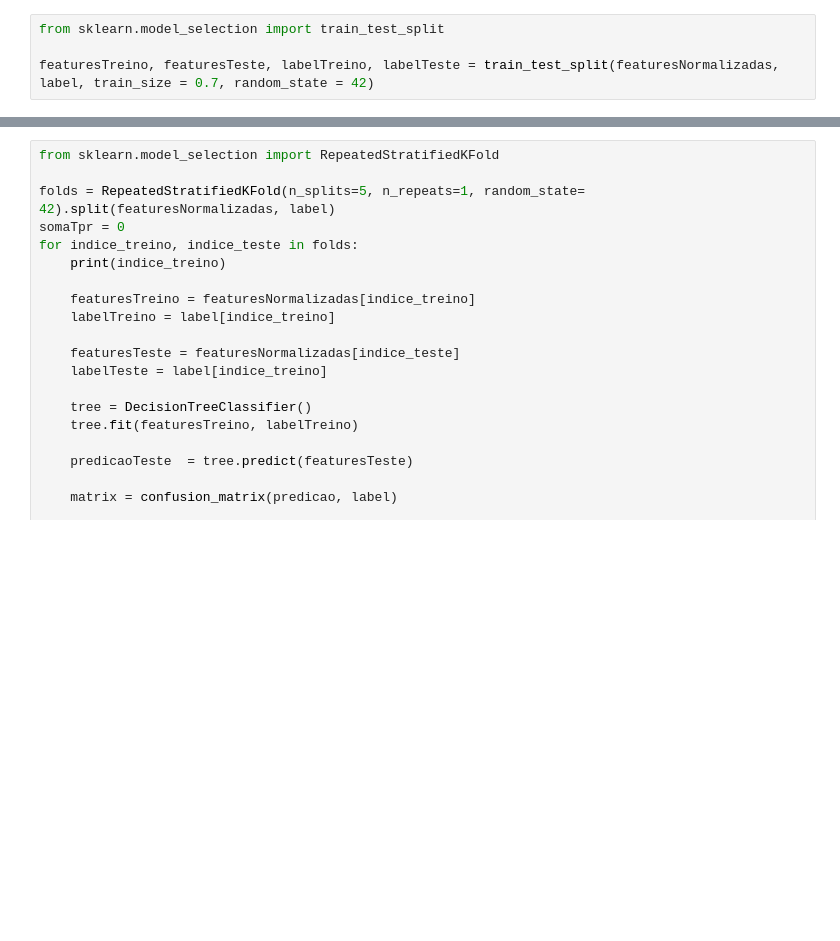
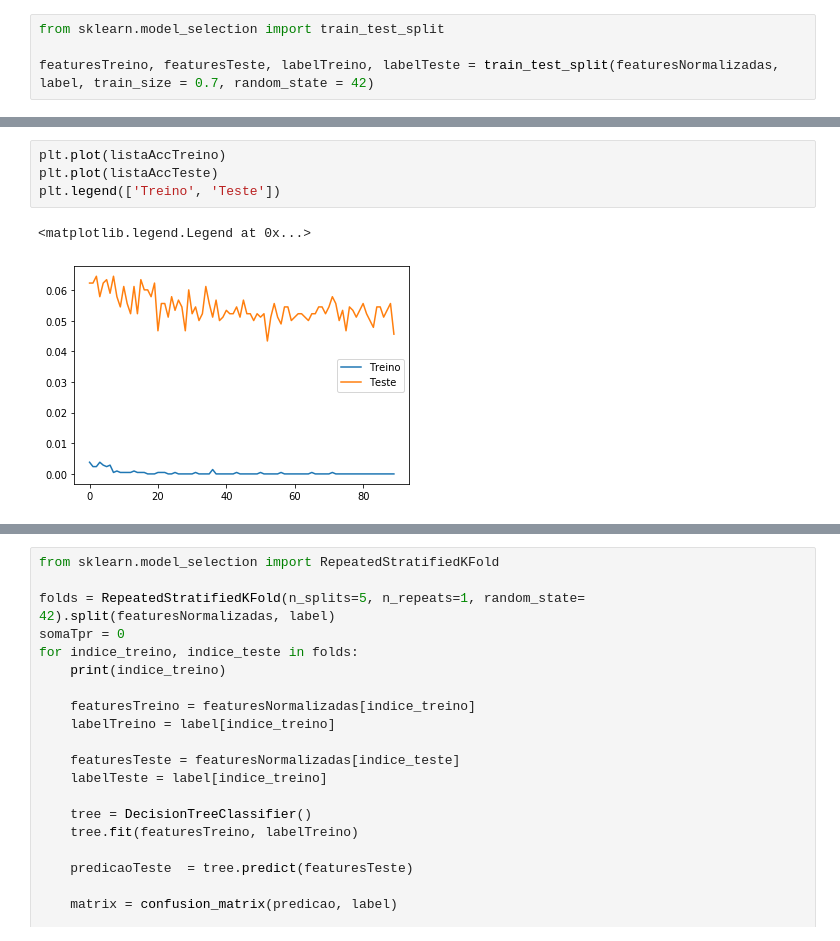
Before and after one commit to AleBark/Data-Mining-Basics, a Jupyter notebook: list_03/ex_03.ipynb, the cells around one changed output, grey strips where cells are left out. Cells and saved outputs as stored; diff of their text form; blank space fills up the shorter version.

```diff
--- a/list_03/ex_03.ipynb
+++ b/list_03/ex_03.ipynb
@@ -212,0 +359,7 @@ for i in range(200,1, -2):
+# %%
+plt.plot(listaAccTreino)
+plt.plot(listaAccTeste)
+plt.legend(['Treino', 'Teste'])
+# %% [output]
+<matplotlib.legend.Legend at 0x...>
+[figure, added]
```
Also changed, not shown: parts of 27 cells of this notebook, 1 other file.
